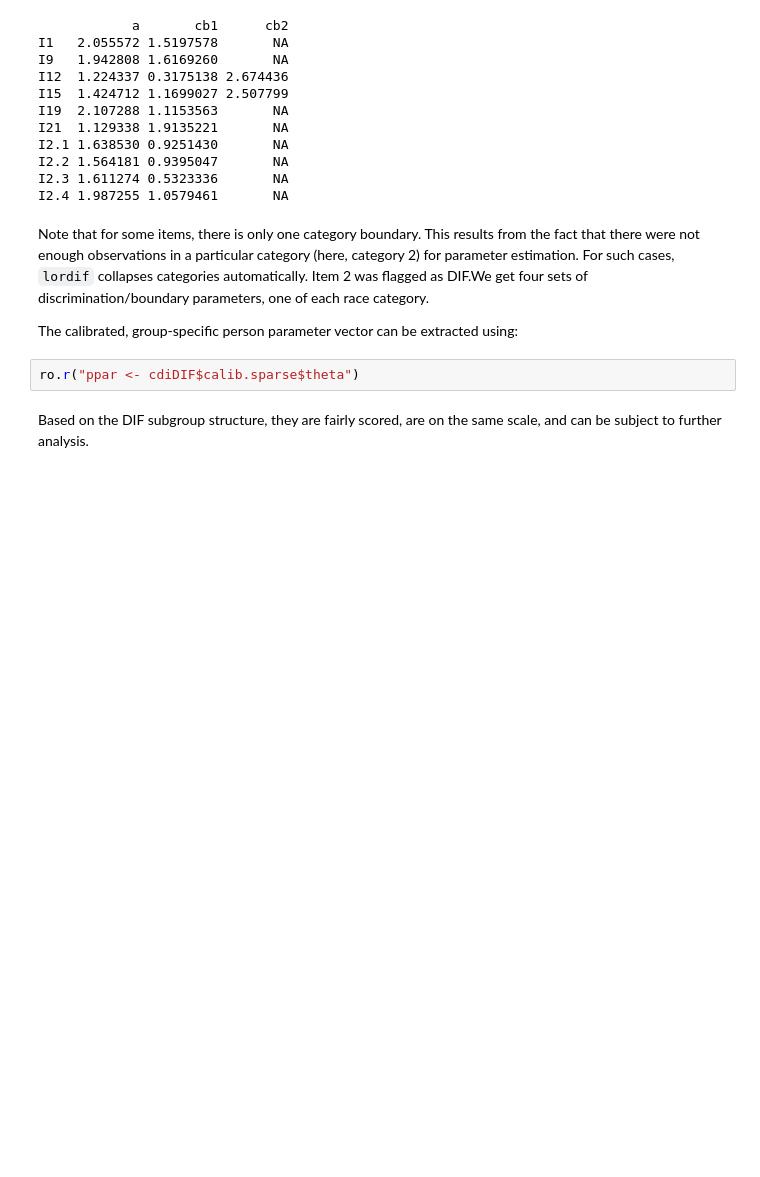
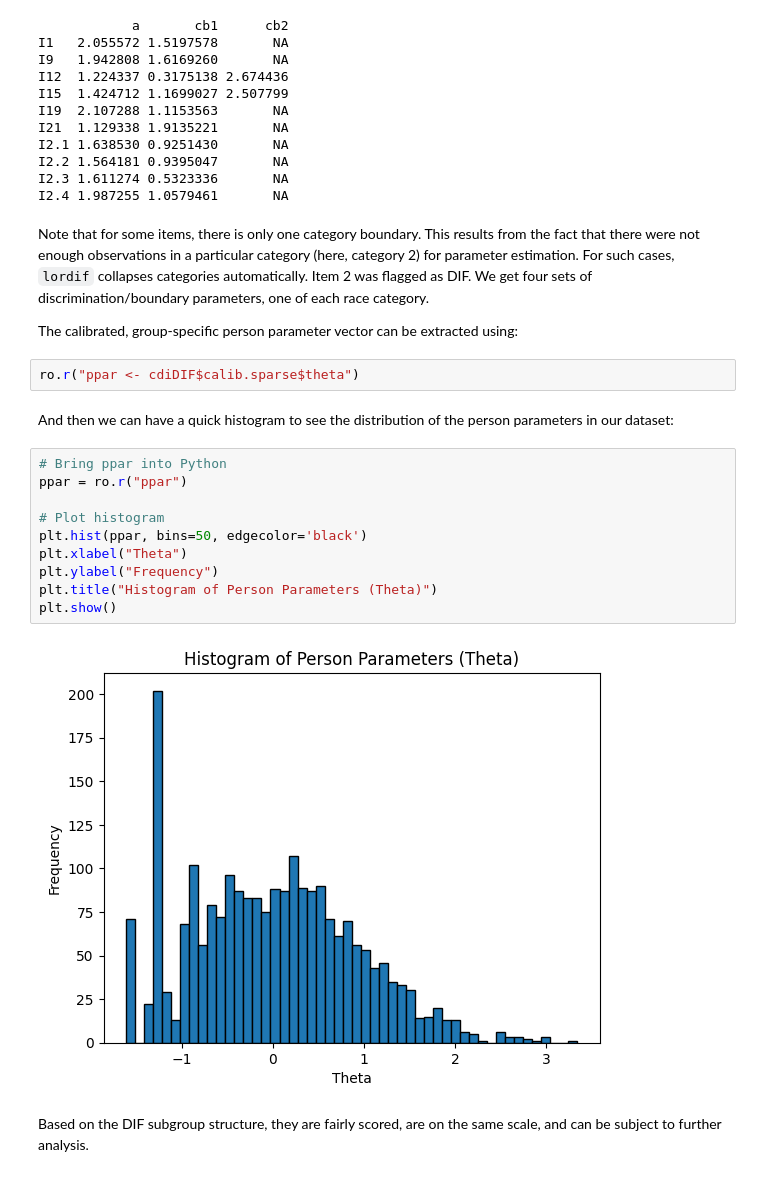
Before and after one commit to pegaseehorn/psy126, a Jupyter notebook: book/TT/9_Invariance/2_inv_qual.ipynb, the cells around one changed output. Cells and saved outputs as stored; diff of their text form; blank space fills up the shorter version.

```diff
--- a/book/TT/9_Invariance/2_inv_qual.ipynb
+++ b/book/TT/9_Invariance/2_inv_qual.ipynb
@@ -146,12 +157,26 @@ I2.4 1.987255 1.0579461       NA
 Note that for some items, there is only one category boundary. This results from
 the fact that there were not enough observations in a particular category (here,
 category 2) for parameter estimation. For such cases, `lordif` collapses categories
-automatically. Item 2 was flagged as DIF.We get four sets of discrimination/boundary
+automatically. Item 2 was flagged as DIF. We get four sets of discrimination/boundary
 parameters, one of each race category.
 
 The calibrated, group-specific person parameter vector can be extracted using:
 # %%
 ro.r("ppar <- cdiDIF$calib.sparse$theta")
+# %% [markdown]
+And then we can have a quick histogram to see the distribution of the person parameters in our dataset:
+# %%
+# Bring ppar into Python
+ppar = ro.r("ppar")
+
+# Plot histogram
+plt.hist(ppar, bins=50, edgecolor='black')
+plt.xlabel("Theta")
+plt.ylabel("Frequency")
+plt.title("Histogram of Person Parameters (Theta)")
+plt.show()
+# %% [output]
+[figure, added]
 # %% [markdown]
 Based on the DIF subgroup structure, they are fairly scored, are on the same
 scale, and can be subject to further analysis.
```
Also changed, not shown: parts of 7 cells of this notebook, 4 other files.
